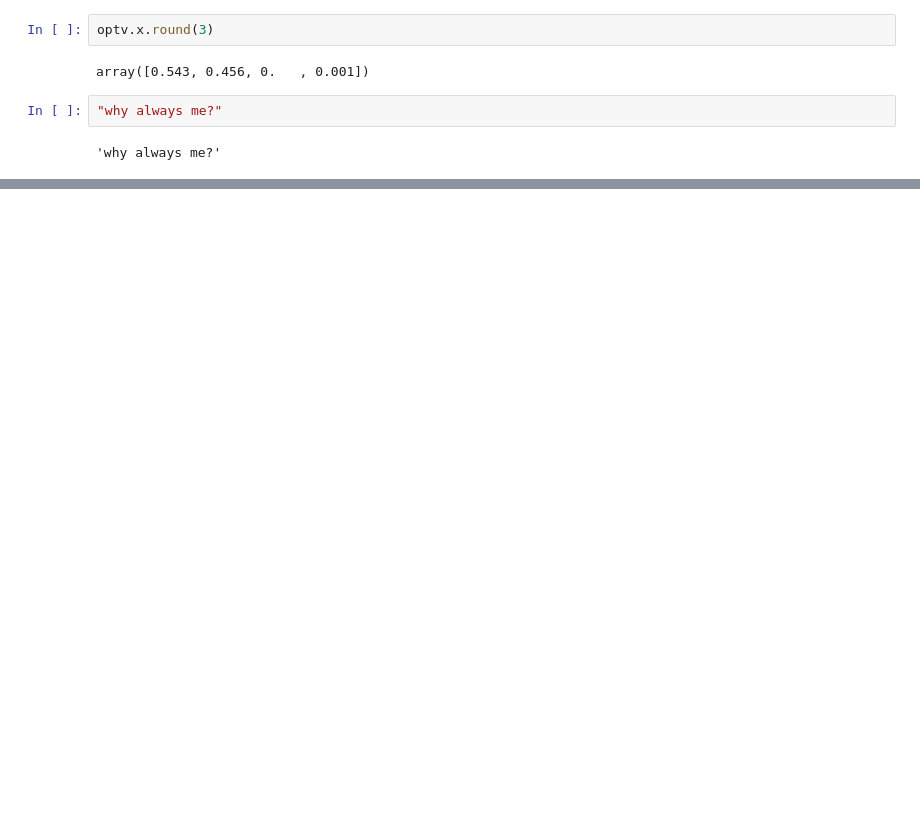
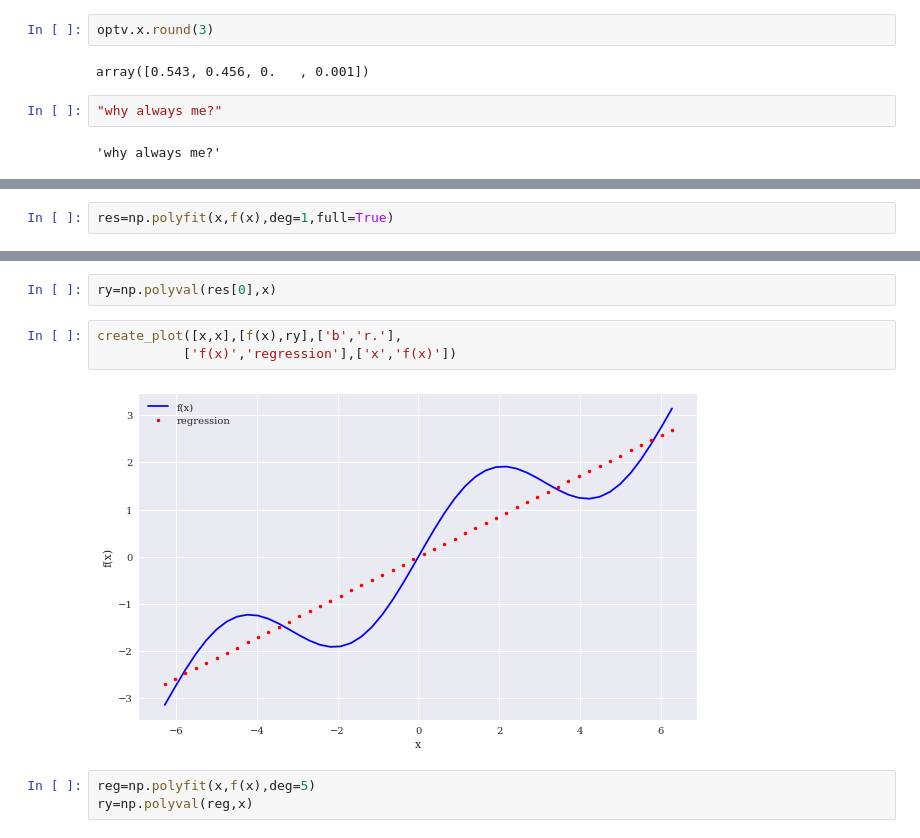
Before and after one commit to HaoLiNick/quantbasic, a Jupyter notebook: portfolioopt.ipynb, the cells around one changed output, grey strips where cells are left out. Saved outputs shown, nothing was run; the diff lists cells and outputs as text; blank space fills up the shorter version.

```diff
--- a/portfolioopt.ipynb
+++ b/portfolioopt.ipynb
@@ -176,0 +246,2 @@ array([0.543, 0.456, 0.   , 0.001])
+# %%
+res=np.polyfit(x,f(x),deg=1,full=True)
@@ -176,0 +256,10 @@ array([0.543, 0.456, 0.   , 0.001])
+# %%
+ry=np.polyval(res[0],x)
+# %%
+create_plot([x,x],[f(x),ry],['b','r.'],
+           ['f(x)','regression'],['x','f(x)'])
+# %% [output]
+[figure, added]
+# %%
+reg=np.polyfit(x,f(x),deg=5)
+ry=np.polyval(reg,x)
```
Also changed, not shown: parts of 59 cells of this notebook.
